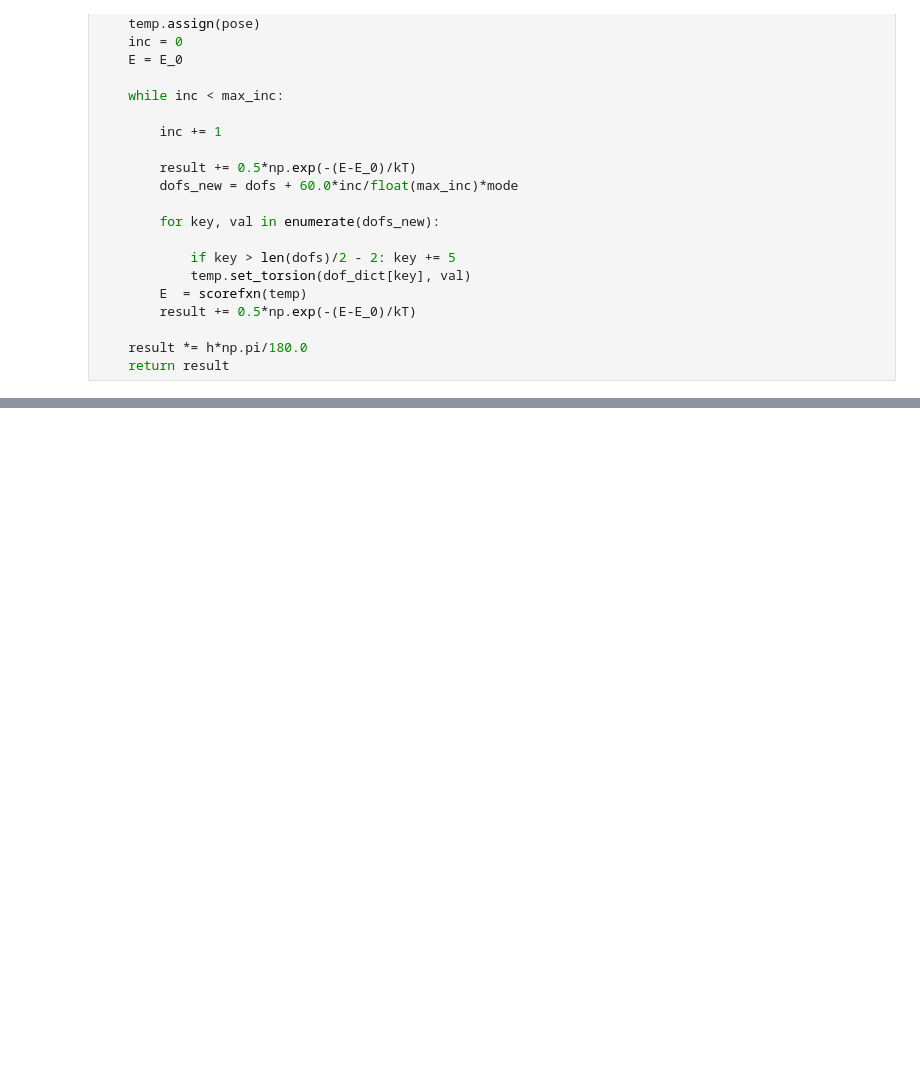
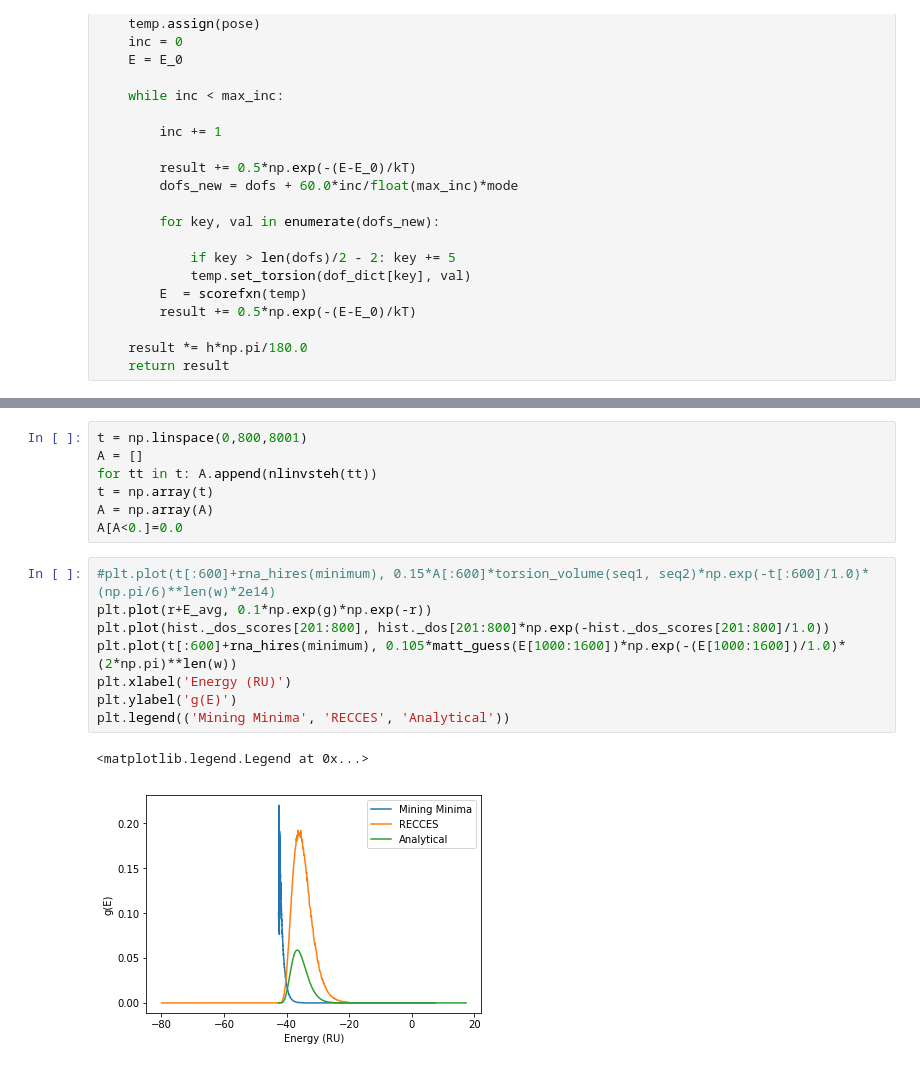
Before and after one commit to maa805/mining-minima, a Jupyter notebook: mining_minima_nucleic_acids.ipynb, the cells around one changed output, grey strips where cells are left out. Cells and saved outputs as stored; diff of their text form; blank space fills up the shorter version.

```diff
--- a/mining_minima_nucleic_acids.ipynb
+++ b/mining_minima_nucleic_acids.ipynb
@@ -431,0 +496,18 @@ np.log(Z_harm)
+# %%
+t = np.linspace(0,800,8001)
+A = []
+for tt in t: A.append(nlinvsteh(tt))
+t = np.array(t)
+A = np.array(A)
+A[A<0.]=0.0
+# %%
+#plt.plot(t[:600]+rna_hires(minimum), 0.15*A[:600]*torsion_volume(seq1, seq2)*np.exp(-t[:600]/1.0)*(np.pi/6)**len(w)*2e14)
+plt.plot(r+E_avg, 0.1*np.exp(g)*np.exp(-r))
+plt.plot(hist._dos_scores[201:800], hist._dos[201:800]*np.exp(-hist._dos_scores[201:800]/1.0))
+plt.plot(t[:600]+rna_hires(minimum), 0.105*matt_guess(E[1000:1600])*np.exp(-(E[1000:1600])/1.0)*(2*np.pi)**len(w))
+plt.xlabel('Energy (RU)')
+plt.ylabel('g(E)')
+plt.legend(('Mining Minima', 'RECCES', 'Analytical'))
+# %% [output]
+<matplotlib.legend.Legend at 0x...>
+[figure, added]
```
Also changed, not shown: parts of 54 cells of this notebook.
